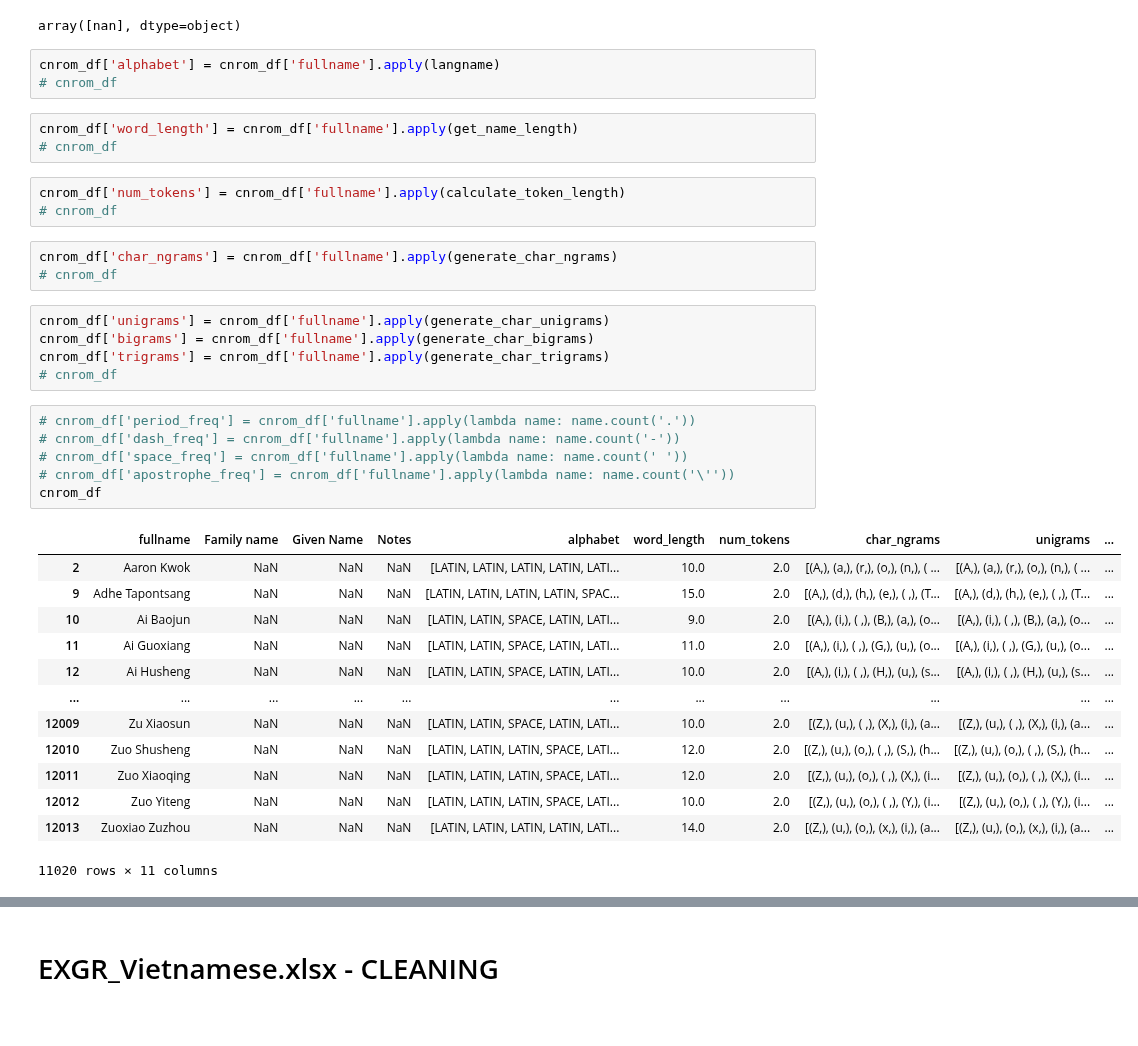
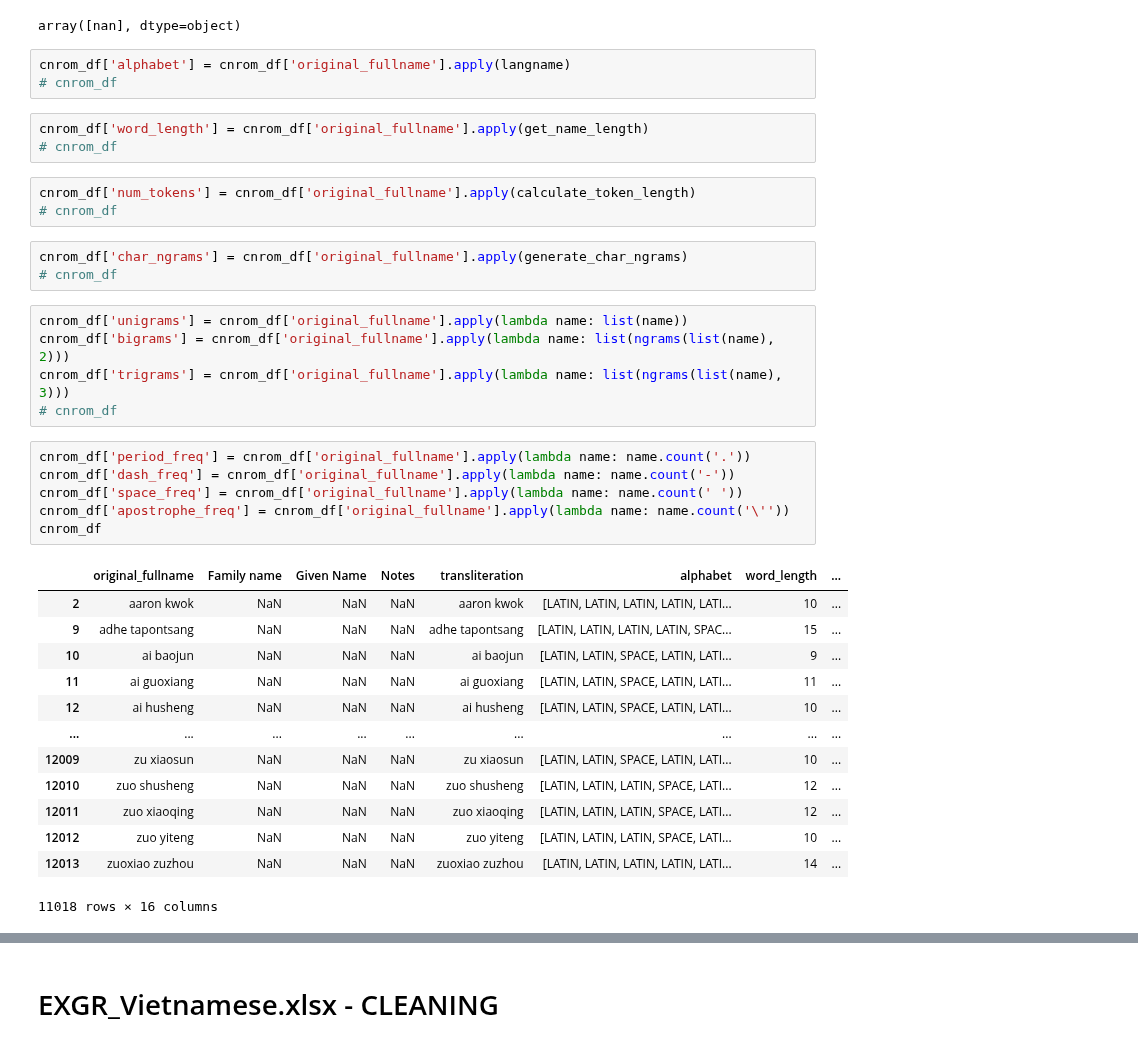
Before and after one commit to Exiger-project/Name_Of_Origin_Project-, a Jupyter notebook: ChineseVietNames.ipynb, the cells around one changed output, grey strips where cells are left out. Drawn from its saved outputs; the diff is of its cells as text.

Commit message:
Done w Chinese char, Chinese rom, and Viet datasets

```diff
--- a/ChineseVietNames.ipynb
+++ b/ChineseVietNames.ipynb
@@ -281,39 +456,39 @@ cnrom_df['Notes'].unique()
 # %% [output]
 array([nan], dtype=object)
 # %%
-cnrom_df['alphabet'] = cnrom_df['fullname'].apply(langname)
+cnrom_df['alphabet'] = cnrom_df['original_fullname'].apply(langname)
 # cnrom_df
 # %%
-cnrom_df['word_length'] = cnrom_df['fullname'].apply(get_name_length)
+cnrom_df['word_length'] = cnrom_df['original_fullname'].apply(get_name_length)
 # cnrom_df
 # %%
-cnrom_df['num_tokens'] = cnrom_df['fullname'].apply(calculate_token_length)
+cnrom_df['num_tokens'] = cnrom_df['original_fullname'].apply(calculate_token_length)
 # cnrom_df
 # %%
-cnrom_df['char_ngrams'] = cnrom_df['fullname'].apply(generate_char_ngrams)
+cnrom_df['char_ngrams'] = cnrom_df['original_fullname'].apply(generate_char_ngrams)
 # cnrom_df
 # %%
-cnrom_df['unigrams'] = cnrom_df['fullname'].apply(generate_char_unigrams)
-cnrom_df['bigrams'] = cnrom_df['fullname'].apply(generate_char_bigrams)
-cnrom_df['trigrams'] = cnrom_df['fullname'].apply(generate_char_trigrams)
+cnrom_df['unigrams'] = cnrom_df['original_fullname'].apply(lambda name: list(name))
+cnrom_df['bigrams'] = cnrom_df['original_fullname'].apply(lambda name: list(ngrams(list(name), 2)))
+cnrom_df['trigrams'] = cnrom_df['original_fullname'].apply(lambda name: list(ngrams(list(name), 3)))
 # cnrom_df
 # %%
-# cnrom_df['period_freq'] = cnrom_df['fullname'].apply(lambda name: name.count('.'))
-# cnrom_df['dash_freq'] = cnrom_df['fullname'].apply(lambda name: name.count('-'))
-# cnrom_df['space_freq'] = cnrom_df['fullname'].apply(lambda name: name.count(' '))
-# cnrom_df['apostrophe_freq'] = cnrom_df['fullname'].apply(lambda name: name.count('\''))
+cnrom_df['period_freq'] = cnrom_df['original_fullname'].apply(lambda name: name.count('.'))
+cnrom_df['dash_freq'] = cnrom_df['original_fullname'].apply(lambda name: name.count('-'))
+cnrom_df['space_freq'] = cnrom_df['original_fullname'].apply(lambda name: name.count(' '))
+cnrom_df['apostrophe_freq'] = cnrom_df['original_fullname'].apply(lambda name: name.count('\''))
 cnrom_df
 # %% [output]
-|  | fullname | Family name | Given Name | Notes | alphabet | word_length | num_tokens | char_ngrams | unigrams | ... |
-| 2 | Aaron Kwok | NaN | NaN | NaN | [LATIN, LATIN, LATIN, LATIN, LATI... | 10.0 | 2.0 | [(A,), (a,), (r,), (o,), (n,), ( ... | [(A,), (a,), (r,), (o,), (n,), ( ... | ... |
-| 9 | Adhe Tapontsang | NaN | NaN | NaN | [LATIN, LATIN, LATIN, LATIN, SPAC... | 15.0 | 2.0 | [(A,), (d,), (h,), (e,), ( ,), (T... | [(A,), (d,), (h,), (e,), ( ,), (T... | ... |
-| 10 | Ai Baojun | NaN | NaN | NaN | [LATIN, LATIN, SPACE, LATIN, LATI... | 9.0 | 2.0 | [(A,), (i,), ( ,), (B,), (a,), (o... | [(A,), (i,), ( ,), (B,), (a,), (o... | ... |
-| 11 | Ai Guoxiang | NaN | NaN | NaN | [LATIN, LATIN, SPACE, LATIN, LATI... | 11.0 | 2.0 | [(A,), (i,), ( ,), (G,), (u,), (o... | [(A,), (i,), ( ,), (G,), (u,), (o... | ... |
-| 12 | Ai Husheng | NaN | NaN | NaN | [LATIN, LATIN, SPACE, LATIN, LATI... | 10.0 | 2.0 | [(A,), (i,), ( ,), (H,), (u,), (s... | [(A,), (i,), ( ,), (H,), (u,), (s... | ... |
-| ... | ... | ... | ... | ... | ... | ... | ... | ... | ... | ... |
-| 12009 | Zu Xiaosun | NaN | NaN | NaN | [LATIN, LATIN, SPACE, LATIN, LATI... | 10.0 | 2.0 | [(Z,), (u,), ( ,), (X,), (i,), (a... | [(Z,), (u,), ( ,), (X,), (i,), (a... | ... |
-| 12010 | Zuo Shusheng | NaN | NaN | NaN | [LATIN, LATIN, LATIN, SPACE, LATI... | 12.0 | 2.0 | [(Z,), (u,), (o,), ( ,), (S,), (h... | [(Z,), (u,), (o,), ( ,), (S,), (h... | ... |
-| 12011 | Zuo Xiaoqing | NaN | NaN | NaN | [LATIN, LATIN, LATIN, SPACE, LATI... | 12.0 | 2.0 | [(Z,), (u,), (o,), ( ,), (X,), (i... | [(Z,), (u,), (o,), ( ,), (X,), (i... | ... |
-| 12012 | Zuo Yiteng | NaN | NaN | NaN | [LATIN, LATIN, LATIN, SPACE, LATI... | 10.0 | 2.0 | [(Z,), (u,), (o,), ( ,), (Y,), (i... | [(Z,), (u,), (o,), ( ,), (Y,), (i... | ... |
-| 12013 | Zuoxiao Zuzhou | NaN | NaN | NaN | [LATIN, LATIN, LATIN, LATIN, LATI... | 14.0 | 2.0 | [(Z,), (u,), (o,), (x,), (i,), (a... | [(Z,), (u,), (o,), (x,), (i,), (a... | ... |
+|  | original_fullname | Family name | Given Name | Notes | transliteration | alphabet | word_length | ... |
+| 2 | aaron kwok | NaN | NaN | NaN | aaron kwok | [LATIN, LATIN, LATIN, LATIN, LATI... | 10 | ... |
+| 9 | adhe tapontsang | NaN | NaN | NaN | adhe tapontsang | [LATIN, LATIN, LATIN, LATIN, SPAC... | 15 | ... |
+| 10 | ai baojun | NaN | NaN | NaN | ai baojun | [LATIN, LATIN, SPACE, LATIN, LATI... | 9 | ... |
+| 11 | ai guoxiang | NaN | NaN | NaN | ai guoxiang | [LATIN, LATIN, SPACE, LATIN, LATI... | 11 | ... |
+| 12 | ai husheng | NaN | NaN | NaN | ai husheng | [LATIN, LATIN, SPACE, LATIN, LATI... | 10 | ... |
+| ... | ... | ... | ... | ... | ... | ... | ... | ... |
+| 12009 | zu xiaosun | NaN | NaN | NaN | zu xiaosun | [LATIN, LATIN, SPACE, LATIN, LATI... | 10 | ... |
+| 12010 | zuo shusheng | NaN | NaN | NaN | zuo shusheng | [LATIN, LATIN, LATIN, SPACE, LATI... | 12 | ... |
+| 12011 | zuo xiaoqing | NaN | NaN | NaN | zuo xiaoqing | [LATIN, LATIN, LATIN, SPACE, LATI... | 12 | ... |
+| 12012 | zuo yiteng | NaN | NaN | NaN | zuo yiteng | [LATIN, LATIN, LATIN, SPACE, LATI... | 10 | ... |
+| 12013 | zuoxiao zuzhou | NaN | NaN | NaN | zuoxiao zuzhou | [LATIN, LATIN, LATIN, LATIN, LATI... | 14 | ... |
-11020 rows × 11 columns
+11018 rows × 16 columns
```
Also changed, not shown: parts of 88 cells of this notebook, 4 other files.
